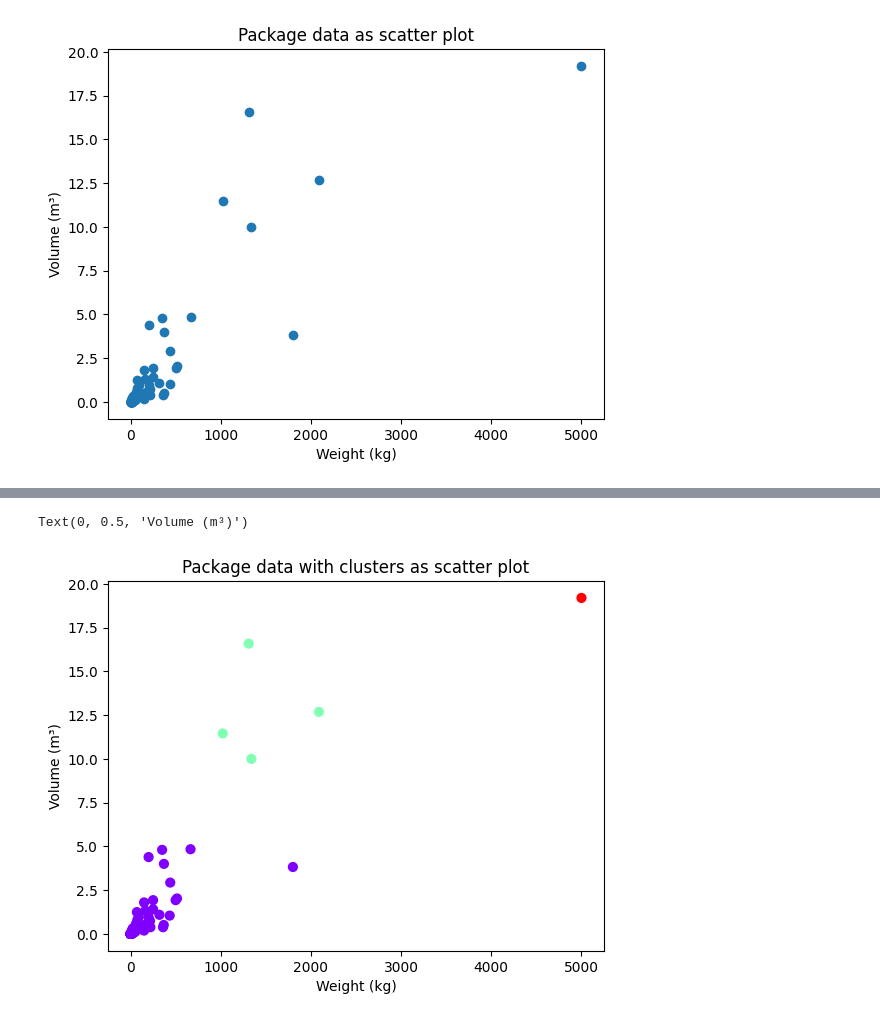
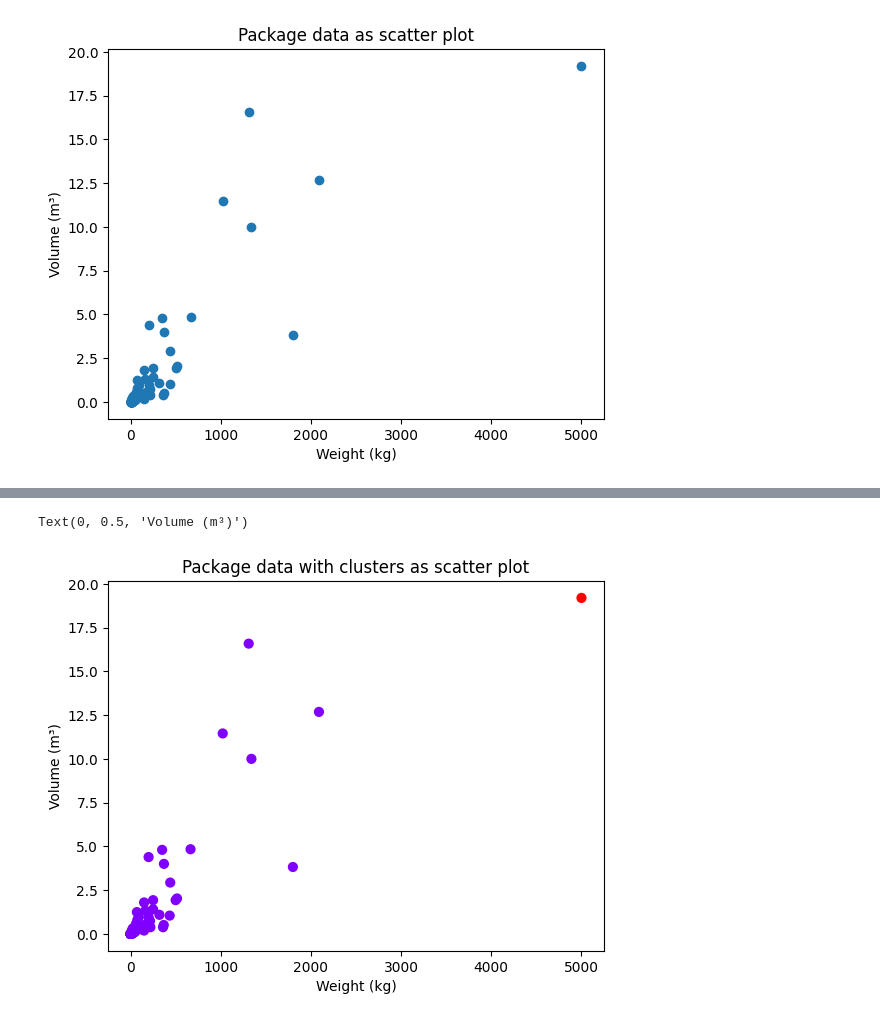
Before and after one commit to FrankCastlepancakes/ClusteringScikitLearn, a Jupyter notebook: notebook.ipynb, the cells around one changed output, grey strips where cells are left out. Saved outputs shown, nothing was run; the diff lists cells and outputs as text; code cells hidden in the pictures.

```diff
--- a/notebook.ipynb
+++ b/notebook.ipynb
@@ -132,11 +181,11 @@ silhouette_score(scaled_x, y_kmeans, metric="manhattan")
 # %%
-# Daten visualisieren: Merkmale
-scatter(x["Gross Weight (kg)"].to_numpy(), x["Volume (m³)"].to_numpy(), c=y_cluster_man, s=40, cmap='rainbow')
-
+# Plot final cluster decision
+cluster_l1_sin = AgglomerativeClustering(n_clusters=2, affinity="l1", linkage="single")
+y_cluster_l1_sin = cluster_l1_sin.fit_predict(scaled_x)
+scatter(x["Gross Weight (kg)"].to_numpy(), x["Volume (m³)"].to_numpy(), c=y_cluster_l1_sin, s=40, cmap="rainbow")
 title("Package data with clusters as scatter plot")
 xlabel("Weight (kg)")
 ylabel("Volume (m³)")
-# legend()
 # %% [output]
 Text(0, 0.5, 'Volume (m³)')
-[figure, old version]
+[figure, new version]
```
Also changed, not shown: parts of 12 cells of this notebook, 2 other files.
